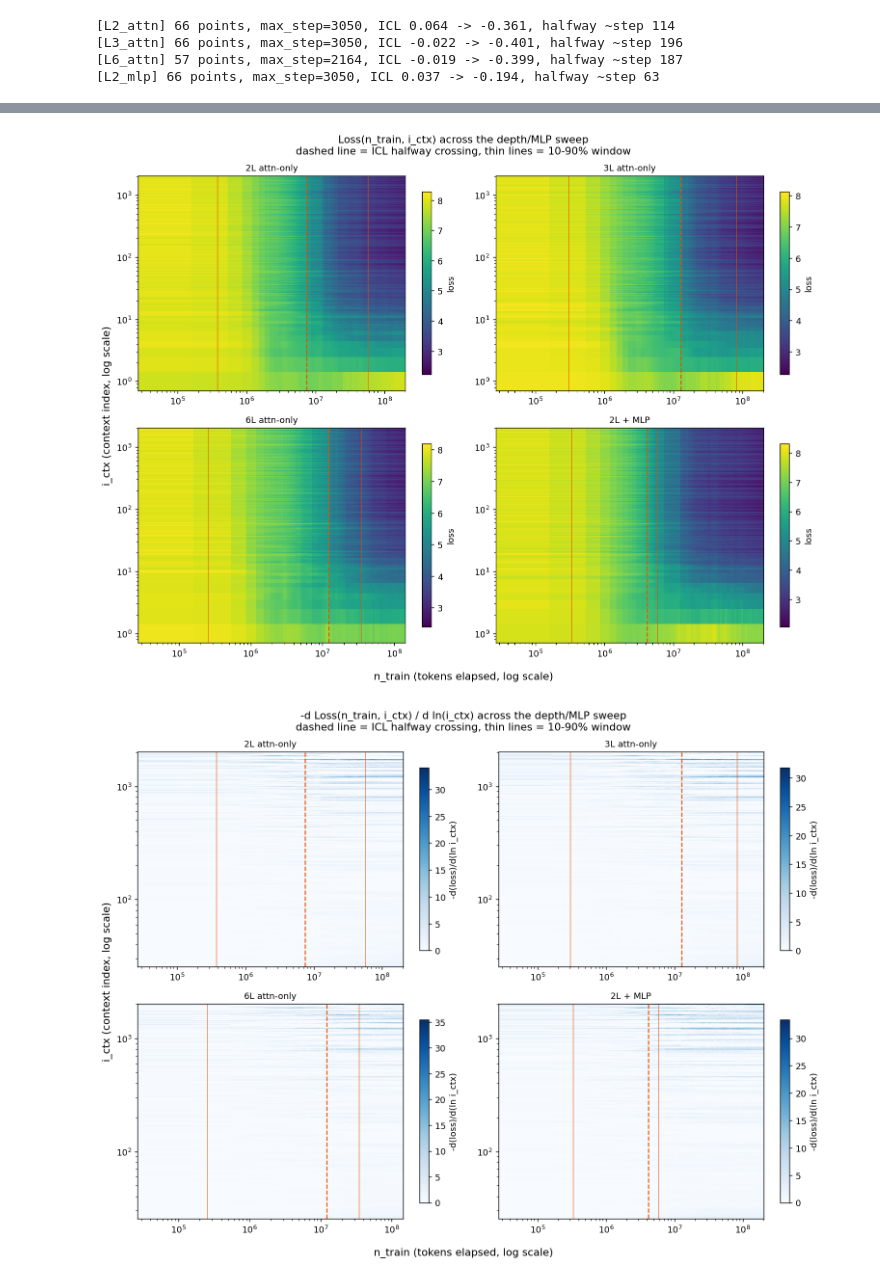
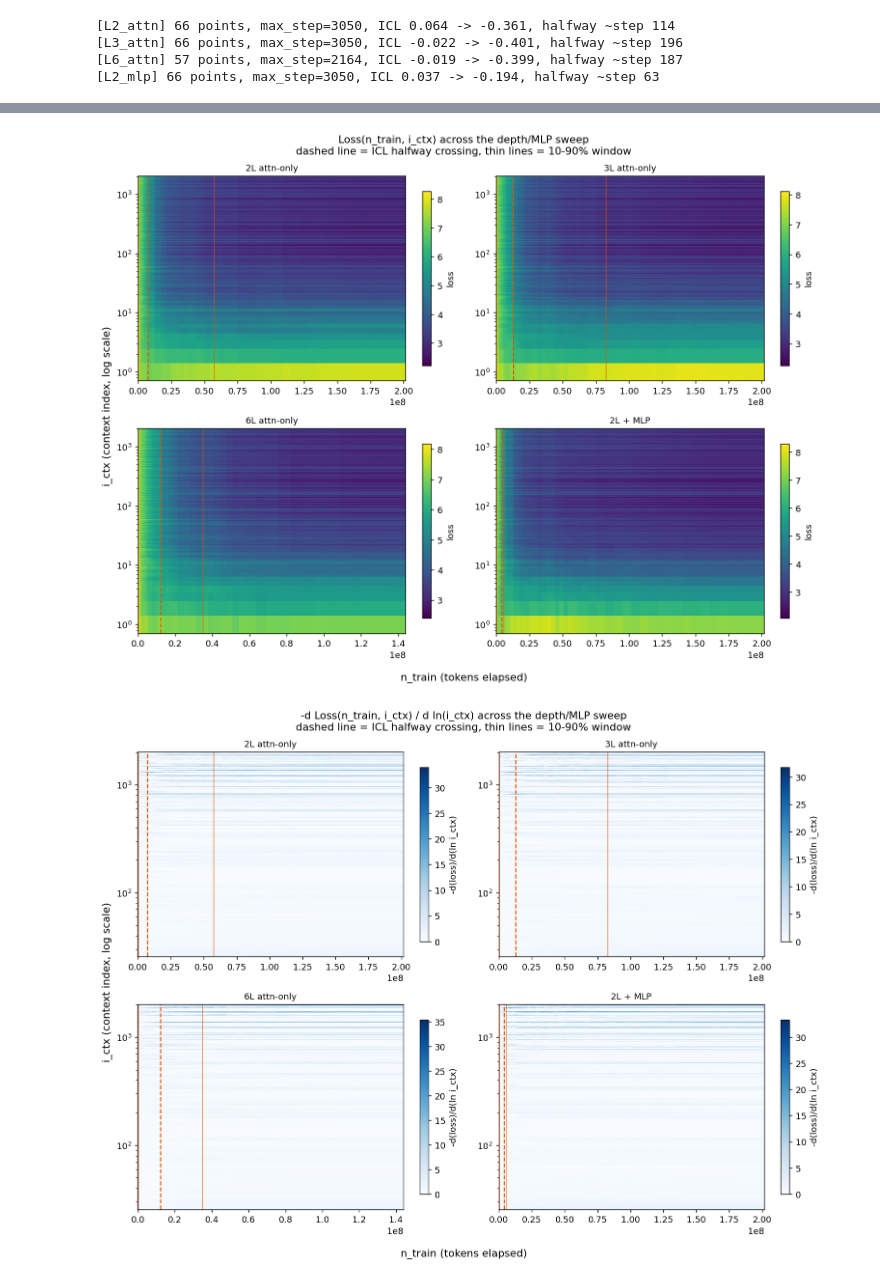
Before and after one commit to barmag/fanous-llm-lens, a Jupyter notebook: notebooks/in_context_learning/icl_from_scratch.ipynb, the cells around one changed output, grey strips where cells are left out. Cells and saved outputs as stored; diff of their text form; code cells hidden in the pictures.

```diff
--- a/notebooks/in_context_learning/icl_from_scratch.ipynb
+++ b/notebooks/in_context_learning/icl_from_scratch.ipynb
@@ -961,13 +966,11 @@ fig, axes = plt.subplots(4, 2, figsize=(10, 14), dpi=130)
 
 for row_i, (label, _) in enumerate(SWEEP_CONFIGS):
     d = sweep_data[label]
-    log_steps = [s + 1 for s in d["steps"]]
     ax_loss, ax_icl = axes[row_i]
     for ax, y, ylabel in [(ax_loss, d["eval_loss"], "loss"), (ax_icl, d["icl"], "ICL score")]:
-        ax.plot(log_steps, y, color="#222222", linewidth=1.4)
-        ax.axvspan(d["window_start"] + 1, d["window_end"] + 1, color=HIGHLIGHT, alpha=0.18, linewidth=0)
-        ax.axvline(d["half_step"] + 1, color=HIGHLIGHT, linestyle="--", linewidth=1.3)
-        ax.set_xscale("log")
+        ax.plot(d["steps"], y, color="#222222", linewidth=1.4)
+        ax.axvspan(d["window_start"], d["window_end"], color=HIGHLIGHT, alpha=0.18, linewidth=0)
+        ax.axvline(d["half_step"], color=HIGHLIGHT, linestyle="--", linewidth=1.3)
         ax.set_ylabel(ylabel)
         ax.grid(True, axis="y", color="#e3e3e3", linewidth=0.8, zorder=0)
         ax.set_axisbelow(True)
@@ -977,15 +980,15 @@ for row_i, (label, _) in enumerate(SWEEP_CONFIGS):
     ax_icl.set_title(f"{d['title']} — ICL score", fontsize=10)
     ax_icl.annotate(
         f"halfway ≈ step {d['half_step']:.0f}",
-        xy=(d["half_step"] + 1, d["icl"][-1]),
+        xy=(d["half_step"], d["icl"][-1]),
         xytext=(6, 8),
         textcoords="offset points",
         color=HIGHLIGHT,
         fontsize=8,
     )
     if row_i == 3:
-        ax_loss.set_xlabel("training step (log scale)")
-        ax_icl.set_xlabel("training step (log scale)")
+        ax_loss.set_xlabel("training step")
+        ax_icl.set_xlabel("training step")
 
 fig.suptitle(
     "Loss and ICL score across the depth/MLP sweep\nshaded band = 10-90% transition, dashed line = halfway crossing",
@@ -1003,20 +1006,19 @@ for ax, (label, _) in zip(axes.flat, SWEEP_CONFIGS):
     Z = np.array(d["per_pos"])
     i_ctx = np.arange(1, Z.shape[1] + 1)
     tokens_per_step = d["batch"] * n_ctx
-    n_train = (np.array(d["steps"]) + 1) * tokens_per_step
-    x_edges = log_edges(n_train)
+    n_train = np.array(d["steps"]) * tokens_per_step
+    x_edges = linear_edges(n_train)
     y_edges = log_edges(i_ctx)
 
     mesh = ax.pcolormesh(x_edges, y_edges, Z.T, shading="flat", cmap="viridis")
-    ax.set_xscale("log")
     ax.set_yscale("log")
     ax.set_title(d["title"], fontsize=10)
     for s in (d["window_start"], d["window_end"]):
-        ax.axvline((s + 1) * tokens_per_step, color=HIGHLIGHT, alpha=0.6, linewidth=1)
-    ax.axvline((d["half_step"] + 1) * tokens_per_step, color=HIGHLIGHT, linestyle="--", linewidth=1.3)
+        ax.axvline(s * tokens_per_step, color=HIGHLIGHT, alpha=0.6, linewidth=1)
+    ax.axvline(d["half_step"] * tokens_per_step, color=HIGHLIGHT, linestyle="--", linewidth=1.3)
     fig.colorbar(mesh, ax=ax, label="loss", shrink=0.85)
 
-fig.supxlabel("n_train (tokens elapsed, log scale)")
+fig.supxlabel("n_train (tokens elapsed)")
 fig.supylabel("i_ctx (context index, log scale)")
 fig.suptitle(
     "Loss(n_train, i_ctx) across the depth/MLP sweep\ndashed line = ICL halfway crossing, thin lines = 10-90% window",
@@ -1029,38 +1031,37 @@ fig, axes = plt.subplots(2, 2, figsize=(12, 9), dpi=130)
 w, half = 51, 51 // 2
 
 for ax, (label, _) in zip(axes.flat, SWEEP_CONFIGS):
     d = sweep_data[label]
     Z = np.array(d["per_pos"])
     i_ctx = np.arange(1, Z.shape[1] + 1)
     tokens_per_step = d["batch"] * n_ctx
-    n_train = (np.array(d["steps"]) + 1) * tokens_per_step
-    x_edges = log_edges(n_train)
+    n_train = np.array(d["steps"]) * tokens_per_step
+    x_edges = linear_edges(n_train)
 
     smoothed = np.stack([smooth(row, w) for row in Z])[:, half:-half]
     i_ctx_trim = i_ctx[half:-half]
     log_ctx_trim = np.log(i_ctx_trim)
     D = np.gradient(smoothed, log_ctx_trim, axis=1)
     context_payoff = -D
     y_edges_trim = log_edges(i_ctx_trim)
 
     mesh = ax.pcolormesh(x_edges, y_edges_trim, context_payoff.T, shading="flat", cmap="Blues", vmin=0)
-    ax.set_xscale("log")
     ax.set_yscale("log")
     ax.set_title(d["title"], fontsize=10)
     for s in (d["window_start"], d["window_end"]):
-        ax.axvline((s + 1) * tokens_per_step, color=HIGHLIGHT, alpha=0.6, linewidth=1)
-    ax.axvline((d["half_step"] + 1) * tokens_per_step, color=HIGHLIGHT, linestyle="--", linewidth=1.3)
+        ax.axvline(s * tokens_per_step, color=HIGHLIGHT, alpha=0.6, linewidth=1)
+    ax.axvline(d["half_step"] * tokens_per_step, color=HIGHLIGHT, linestyle="--", linewidth=1.3)
     fig.colorbar(mesh, ax=ax, label="-d(loss)/d(ln i_ctx)", shrink=0.85)
 
-fig.supxlabel("n_train (tokens elapsed, log scale)")
+fig.supxlabel("n_train (tokens elapsed)")
 fig.supylabel("i_ctx (context index, log scale)")
 fig.suptitle(
     "-d Loss(n_train, i_ctx) / d ln(i_ctx) across the depth/MLP sweep\n"
     "dashed line = ICL halfway crossing, thin lines = 10-90% window",
     fontsize=12,
 )
 fig.tight_layout()
 plt.show()
 # %% [output]
-[figure, old version]
+[figure, new version]
-[figure, old version]
+[figure, new version]
```
Also changed, not shown: parts of 3 cells of this notebook.
